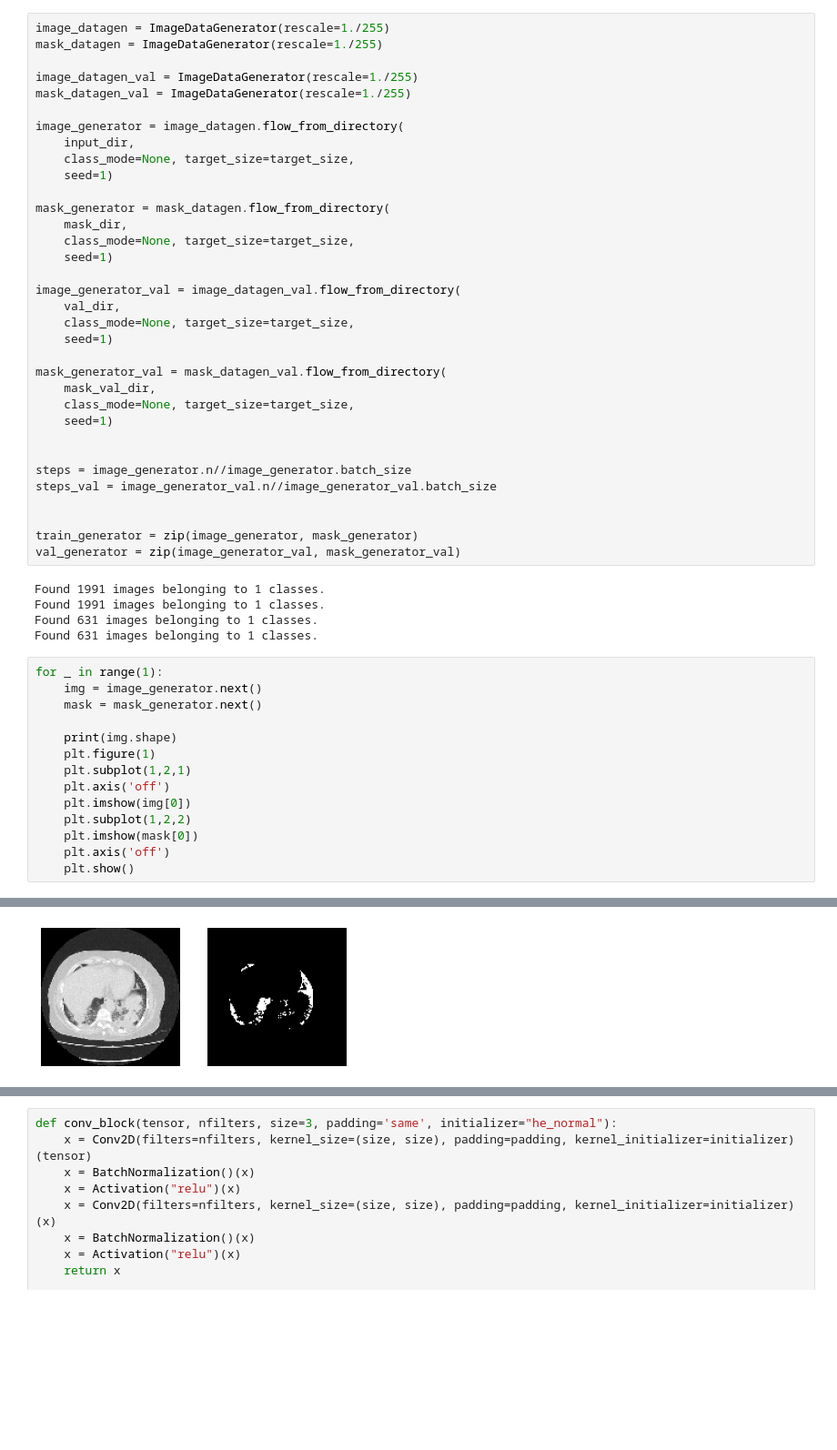
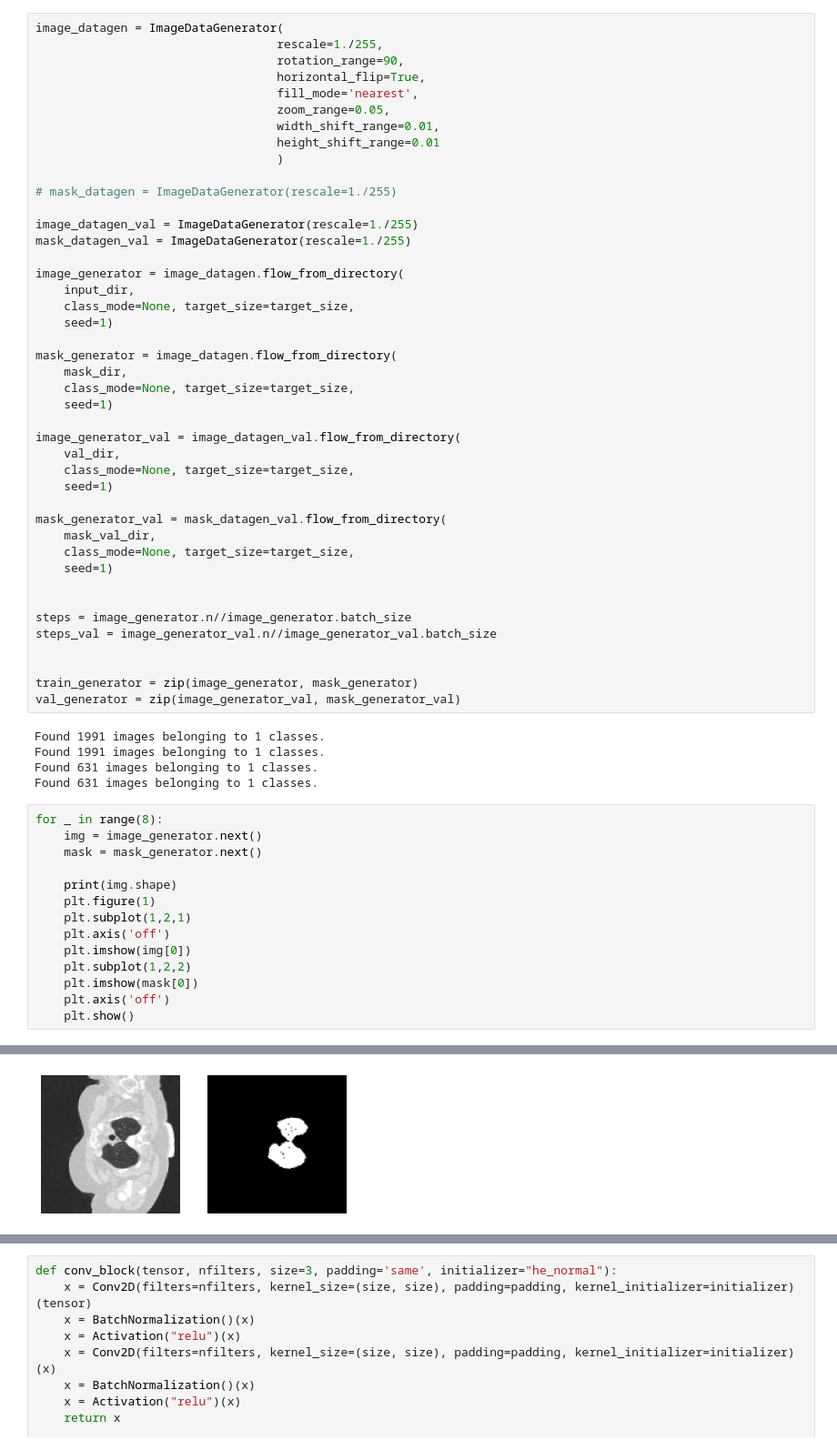
Before and after one commit to andres87sg/LungCT, a Jupyter notebook: LungSegm.ipynb, the cells around one changed output, grey strips where cells are left out. Shown: that part at 91% size. Saved outputs shown, nothing was run; the diff lists cells and outputs as text; blank space fills up the shorter version.

```diff
--- a/LungSegm.ipynb
+++ b/LungSegm.ipynb
@@ -35,8 +35,17 @@ mask_dir = '/content/drive/My Drive/LungCT/mask_train/'
 val_dir = '/content/drive/My Drive/LungCT/val_set/'
 mask_val_dir = '/content/drive/My Drive/LungCT/mask_val/'
 # %%
-image_datagen = ImageDataGenerator(rescale=1./255)
-mask_datagen = ImageDataGenerator(rescale=1./255)
+image_datagen = ImageDataGenerator(
+                                  rescale=1./255,
+                                  rotation_range=90,
+                                  horizontal_flip=True,
+                                  fill_mode='nearest',
+                                  zoom_range=0.05,
+                                  width_shift_range=0.01,
+                                  height_shift_range=0.01
+                                  )
+
+# mask_datagen = ImageDataGenerator(rescale=1./255)
 
 image_datagen_val = ImageDataGenerator(rescale=1./255)
 mask_datagen_val = ImageDataGenerator(rescale=1./255)
@@ -46,7 +55,7 @@ image_generator = image_datagen.flow_from_directory(
     class_mode=None, target_size=target_size,
     seed=1)
 
-mask_generator = mask_datagen.flow_from_directory(
+mask_generator = image_datagen.flow_from_directory(
     mask_dir,
     class_mode=None, target_size=target_size,
     seed=1)
@@ -74,19 +83,19 @@ Found 1991 images belonging to 1 classes.
 Found 631 images belonging to 1 classes.
 Found 631 images belonging to 1 classes.
 # %%
-for _ in range(1):
+for _ in range(8):
     img = image_generator.next()
     mask = mask_generator.next()
 
     print(img.shape)
     plt.figure(1)
     plt.subplot(1,2,1)
     plt.axis('off')
     plt.imshow(img[0])
     plt.subplot(1,2,2)
     plt.imshow(mask[0])
     plt.axis('off')
     plt.show()
 # %% [output]
 (32, 128, 128, 3)
-[figure, old version]
+[figure, new version]
```
Also changed, not shown: parts of 3 cells of this notebook.
